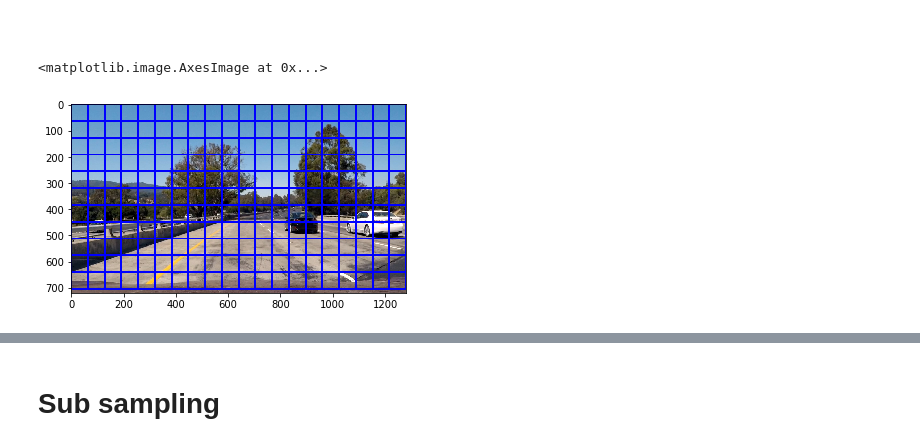
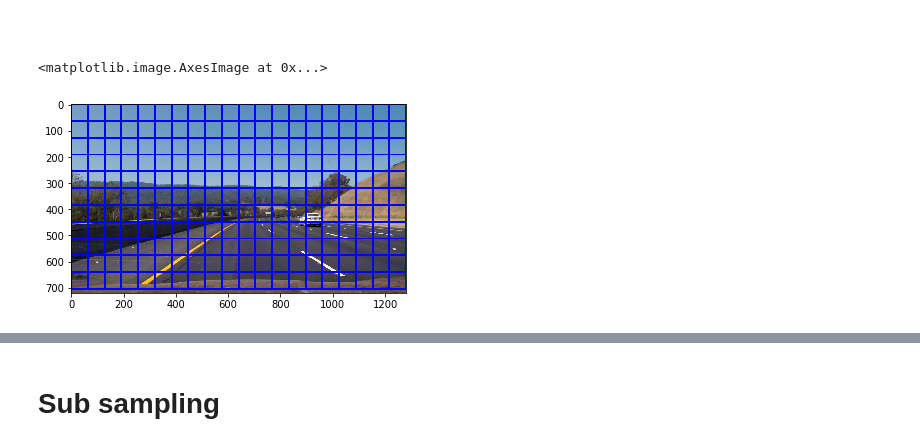
Before and after one commit to ridmeh/VehcileDetection, a Jupyter notebook: VehcileDetection-TBS.ipynb, the cells around one changed output, grey strips where cells are left out. Drawn from its saved outputs; the diff is of its cells as text; code cells hidden in the pictures.

```diff
--- a/VehcileDetection-TBS.ipynb
+++ b/VehcileDetection-TBS.ipynb
@@ -499,15 +497,15 @@ def slide_window(img, x_start_stop=[None, None], y_start_stop=[None, None],
     # Return the list of windows
     return window_list
 # %%
-image = mpimg.imread('test1.jpg')
+image = mpimg.imread('test3.jpg')
 windows = slide_window(image, x_start_stop=(0, image.shape[1]), y_start_stop=(0, image.shape[0]),
                     xy_window=(128, 128), xy_overlap=(0.5, 0.5))
 
 window_img = draw_boxes(image, windows, color=(0, 0, 255), thick=6)
 plt.imshow(window_img)
 # %% [output]
 <matplotlib.image.AxesImage at 0x...>
-[figure, old version]
+[figure, new version]
 # %%
 # Define a function to extract features from a single image window
 # This function is very similar to extract_features()
```
Also changed, not shown: parts of 10 cells of this notebook.
